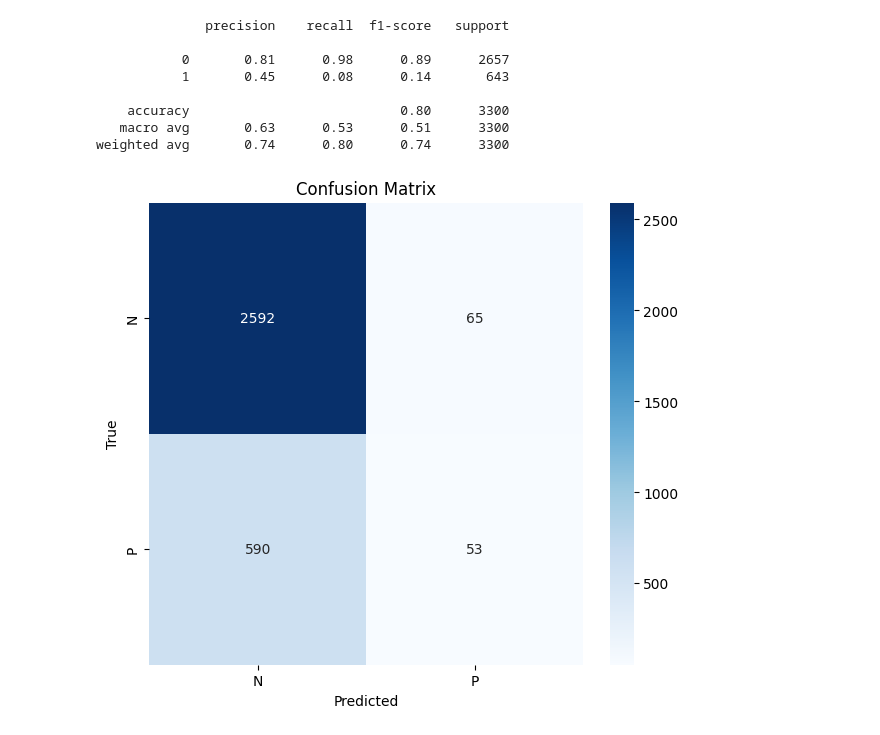
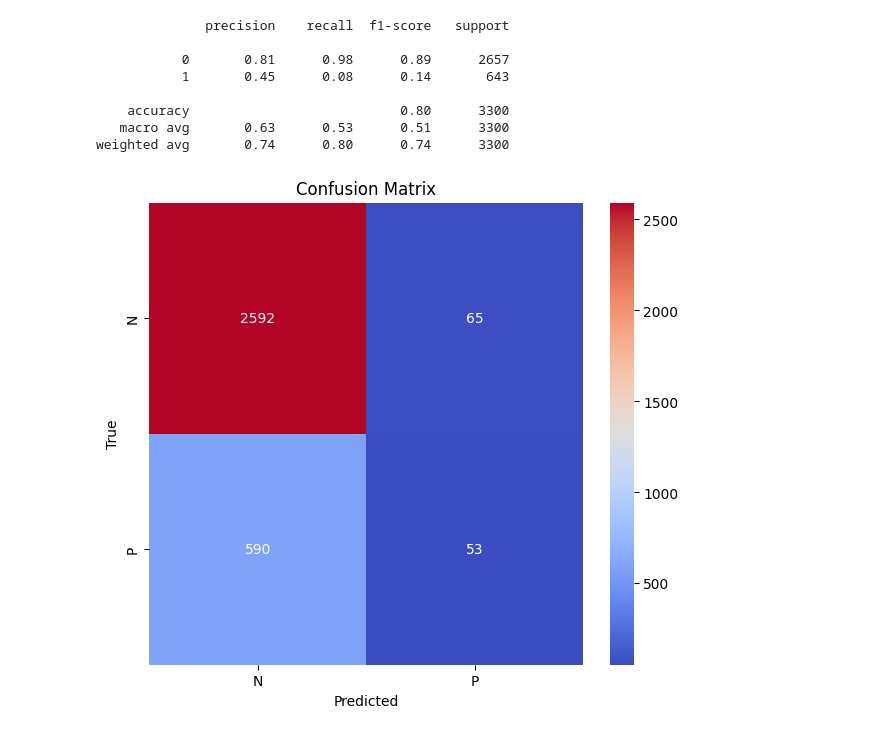
Before and after one commit to ISHOOO/Influencer-Recommender-System, a Jupyter notebook: Customer_Churn/Churn_classification.ipynb, the cells around one changed output. Cells and saved outputs as stored; diff of their text form; code cells hidden in the pictures.

Commit message:
added Confusion Matrix

```diff
--- a/Customer_Churn/Churn_classification.ipynb
+++ b/Customer_Churn/Churn_classification.ipynb
@@ -208,15 +171,12 @@ print(classification_report(y_test,y_pred))
    macro avg       0.63      0.53      0.51      3300
 weighted avg       0.74      0.80      0.74      3300
 # %%
-import numpy as np
-import matplotlib.pyplot as plt
-import seaborn as sns
 class_names = 'NP'
 plt.figure(figsize=(7,6))
-sns.heatmap(conf_matrix, annot=True, fmt="d", cmap="Blues", xticklabels=class_names, yticklabels=class_names)
+sns.heatmap(conf_matrix, annot=True, fmt="d", cmap="coolwarm", xticklabels=class_names, yticklabels=class_names)
 plt.xlabel("Predicted")
 plt.ylabel("True")
 plt.title("Confusion Matrix")
 plt.show()
 # %% [output]
-[figure, old version]
+[figure, new version]
```
Also changed, not shown: parts of 35 cells of this notebook.
